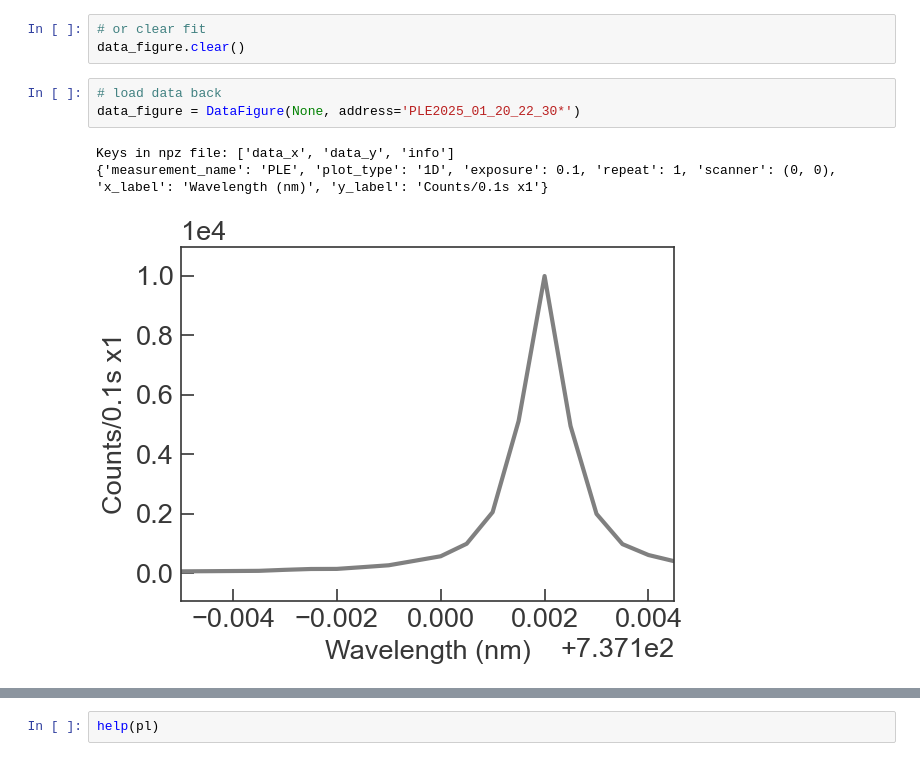
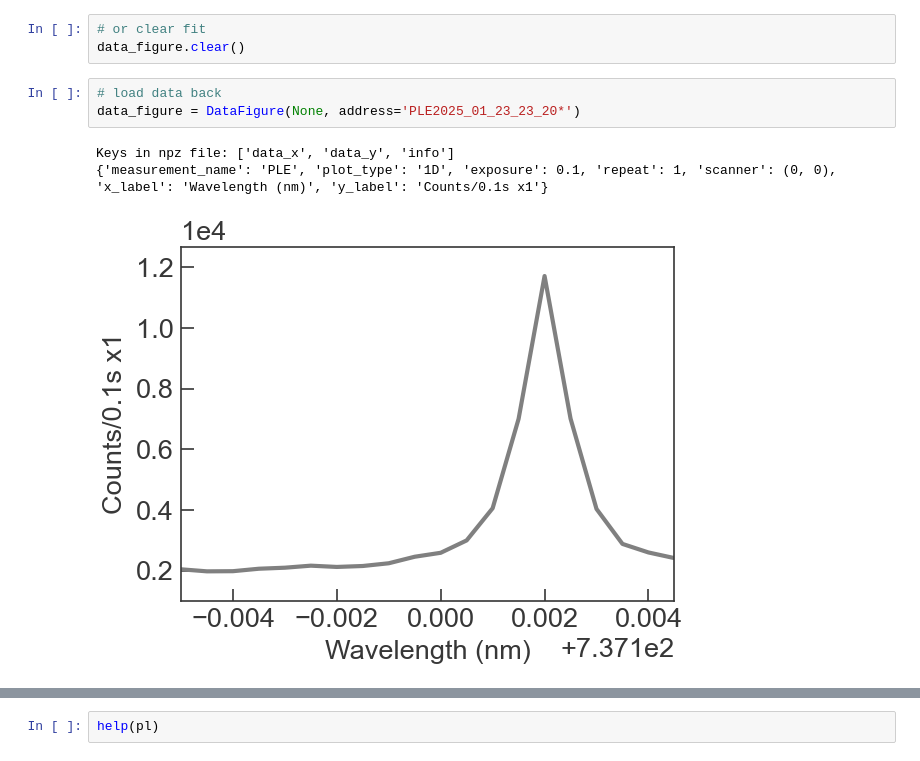
Before and after one commit to QuantumshWu/Confocal-GUI, a Jupyter notebook: jupyter notebook examples/examples with virtual devices.ipynb, the cells around one changed output, grey strips where cells are left out. Saved outputs shown, nothing was run; the diff lists cells and outputs as text.

```diff
--- a/jupyter notebook examples/examples with virtual devices.ipynb
+++ b/jupyter notebook examples/examples with virtual devices.ipynb
@@ -117,11 +117,11 @@ _, popt = data_figure.lorent()
 data_figure.clear()
 # %%
 # load data back
-data_figure = DataFigure(None, address='PLE2025_01_20_22_30*')
+data_figure = DataFigure(None, address='PLE2025_01_23_23_20*')
 # %% [output]
 Keys in npz file: ['data_x', 'data_y', 'info']
 {'measurement_name': 'PLE', 'plot_type': '1D', 'exposure': 0.1, 'repeat': 1, 'scanner': (0, 0), 'x_label': 'Wavelength (nm)', 'y_label': 'Counts/0.1s x1'}
-[figure, old version]
+[figure, new version]
 # %%
 # try live plot in pyqt5 GUI
 fig, data_figure = ple(data_x=np.arange(737.1-0.005, 737.1+0.005, 0.0005), exposure=0.1, \
```
Also changed, not shown: parts of 7 cells of this notebook, 7 other files.
